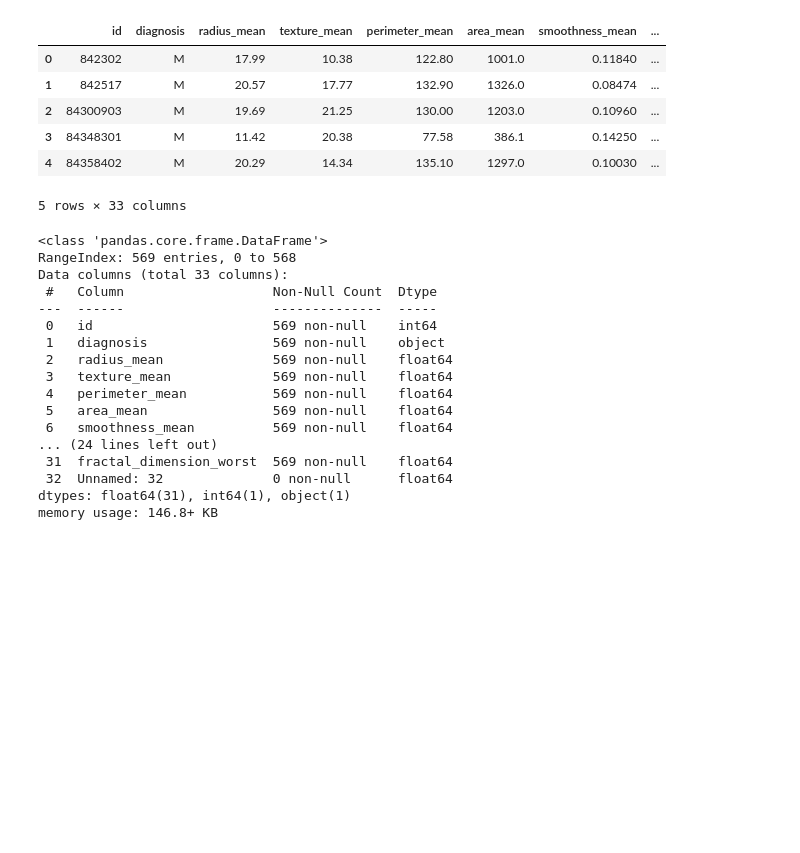
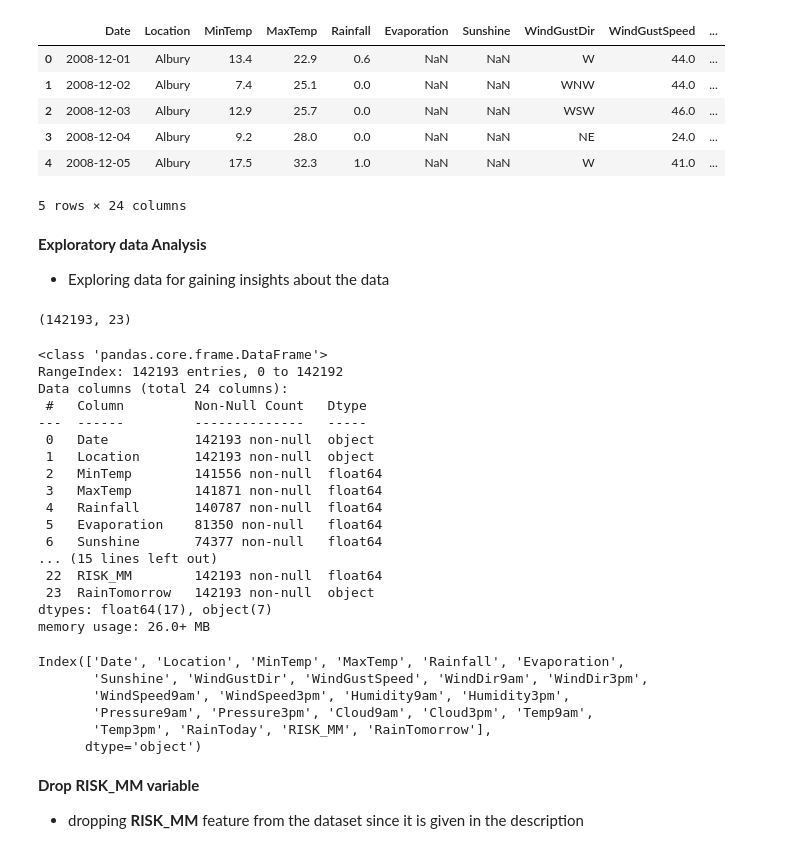
Before and after one commit to chemkai/30-Days-of-ML-basics, a Jupyter notebook: Logistic_Regression.ipynb, the cells around one changed output. Drawn from its saved outputs; the diff is of its cells as text; code cells hidden in the pictures; blank space fills up the shorter version.

Commit message:
Exploring the Logistic Regression with hands on coding

```diff
--- a/Logistic_Regression.ipynb
+++ b/Logistic_Regression.ipynb
@@ -11,33 +36,53 @@ import matplotlib.pyplot as plt
 from sklearn.model_selection import train_test_split
 import seaborn as sns
 # %%
-data = pd.read_csv('data.csv')
+data = pd.read_csv('weatherAUS.csv')
 data.head()
 # %% [output]
-|  | id | diagnosis | radius_mean | texture_mean | perimeter_mean | area_mean | smoothness_mean | ... |
-| 0 | 842302 | M | 17.99 | 10.38 | 122.80 | 1001.0 | 0.11840 | ... |
-| 1 | 842517 | M | 20.57 | 17.77 | 132.90 | 1326.0 | 0.08474 | ... |
-| 2 | 84300903 | M | 19.69 | 21.25 | 130.00 | 1203.0 | 0.10960 | ... |
-| 3 | 84348301 | M | 11.42 | 20.38 | 77.58 | 386.1 | 0.14250 | ... |
-| 4 | 84358402 | M | 20.29 | 14.34 | 135.10 | 1297.0 | 0.10030 | ... |
+|  | Date | Location | MinTemp | MaxTemp | Rainfall | Evaporation | Sunshine | WindGustDir | WindGustSpeed | ... |
+| 0 | 2008-12-01 | Albury | 13.4 | 22.9 | 0.6 | NaN | NaN | W | 44.0 | ... |
+| 1 | 2008-12-02 | Albury | 7.4 | 25.1 | 0.0 | NaN | NaN | WNW | 44.0 | ... |
+| 2 | 2008-12-03 | Albury | 12.9 | 25.7 | 0.0 | NaN | NaN | WSW | 46.0 | ... |
+| 3 | 2008-12-04 | Albury | 9.2 | 28.0 | 0.0 | NaN | NaN | NE | 24.0 | ... |
+| 4 | 2008-12-05 | Albury | 17.5 | 32.3 | 1.0 | NaN | NaN | W | 41.0 | ... |
-5 rows × 33 columns
+5 rows × 24 columns
+# %% [markdown]
+**Exploratory data Analysis**
+-  Exploring data for gaining insights about the data
+# %%
+data.shape
+# %% [output]
+(142193, 23)
 # %%
 data.info()
 # %% [output]
 <class 'pandas.core.frame.DataFrame'>
-RangeIndex: 569 entries, 0 to 568
-Data columns (total 33 columns):
- #   Column                   Non-Null Count  Dtype
----  ------                   --------------  -----
- 0   id                       569 non-null    int64
- 1   diagnosis                569 non-null    object
- 2   radius_mean              569 non-null    float64
- 3   texture_mean             569 non-null    float64
- 4   perimeter_mean           569 non-null    float64
- 5   area_mean                569 non-null    float64
- 6   smoothness_mean          569 non-null    float64
-... (24 lines left out)
- 31  fractal_dimension_worst  569 non-null    float64
- 32  Unnamed: 32              0 non-null      float64
-dtypes: float64(31), int64(1), object(1)
-memory usage: 146.8+ KB
+RangeIndex: 142193 entries, 0 to 142192
+Data columns (total 24 columns):
+ #   Column         Non-Null Count   Dtype
+---  ------         --------------   -----
+ 0   Date           142193 non-null  object
+ 1   Location       142193 non-null  object
+ 2   MinTemp        141556 non-null  float64
+ 3   MaxTemp        141871 non-null  float64
+ 4   Rainfall       140787 non-null  float64
+ 5   Evaporation    81350 non-null   float64
+ 6   Sunshine       74377 non-null   float64
+... (15 lines left out)
+ 22  RISK_MM        142193 non-null  float64
+ 23  RainTomorrow   142193 non-null  object
+dtypes: float64(17), object(7)
+memory usage: 26.0+ MB
+# %%
+col_names = data.columns
+col_names
+# %% [output]
+Index(['Date', 'Location', 'MinTemp', 'MaxTemp', 'Rainfall', 'Evaporation',
+       'Sunshine', 'WindGustDir', 'WindGustSpeed', 'WindDir9am', 'WindDir3pm',
+       'WindSpeed9am', 'WindSpeed3pm', 'Humidity9am', 'Humidity3pm',
+       'Pressure9am', 'Pressure3pm', 'Cloud9am', 'Cloud3pm', 'Temp9am',
+       'Temp3pm', 'RainToday', 'RISK_MM', 'RainTomorrow'],
+      dtype='object')
+# %% [markdown]
+**Drop RISK_MM variable**
+- dropping **RISK_MM** feature from the dataset since it is given in the description
```
Also changed, not shown: parts of 19 cells of this notebook.
